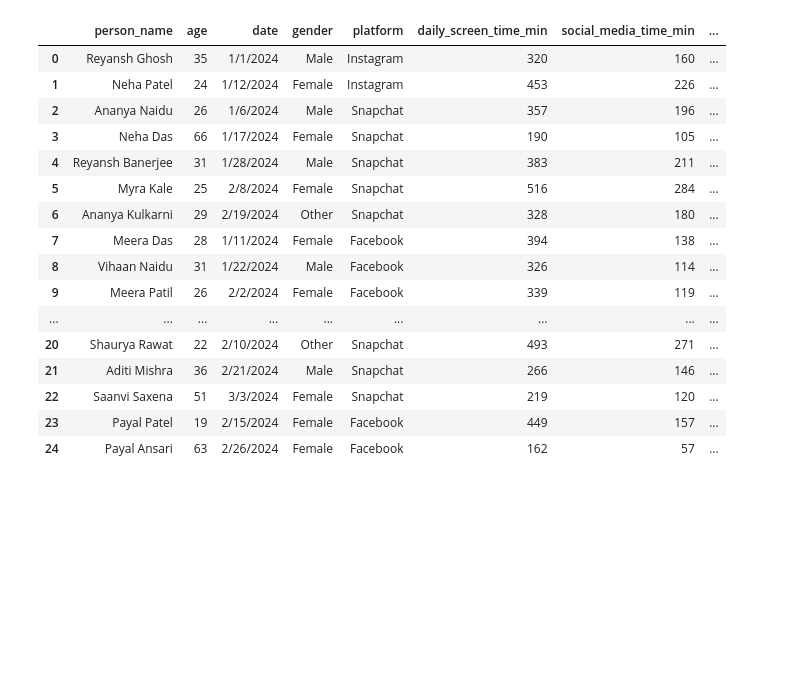
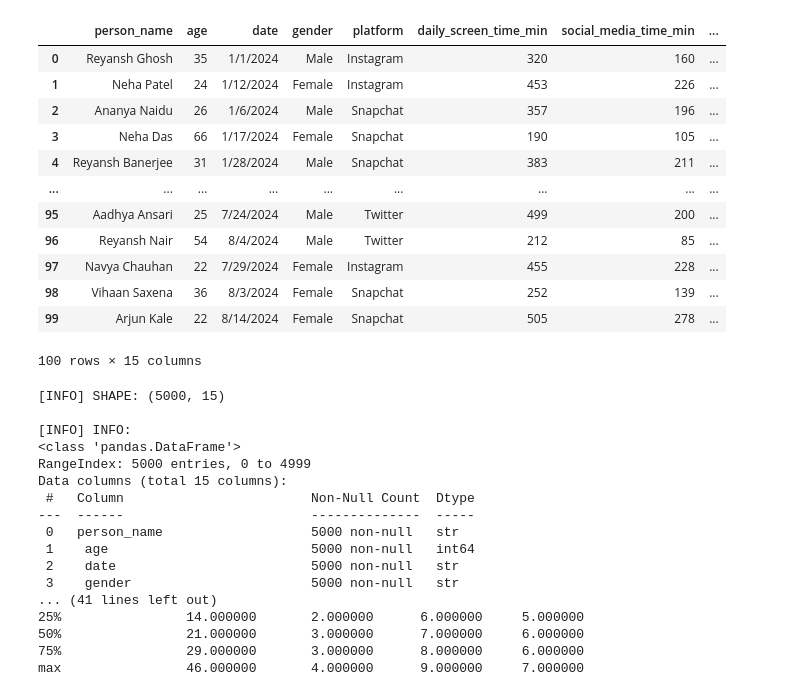
Before and after one commit to Nafiz-kodar/data_science_pro, a Jupyter notebook: eda.ipynb, the cells around one changed output. Drawn from its saved outputs; the diff is of its cells as text; code cells hidden in the pictures; blank space fills up the shorter version.

```diff
--- a/eda.ipynb
+++ b/eda.ipynb
@@ -3,21 +1,19 @@ import pandas as pd
 # %%
-df = pd.read_csv('mental_health_social_media_dataset.csv')
-df.head(25)
+import pandas as pd
+
+df=pd.read_csv('data/raw/mental_health_social_media_dataset.csv')
+df.head(100)
 # %% [output]
 |  | person_name | age | date | gender | platform | daily_screen_time_min | social_media_time_min | ... |
 | 0 | Reyansh Ghosh | 35 | 1/1/2024 | Male | Instagram | 320 | 160 | ... |
 | 1 | Neha Patel | 24 | 1/12/2024 | Female | Instagram | 453 | 226 | ... |
 | 2 | Ananya Naidu | 26 | 1/6/2024 | Male | Snapchat | 357 | 196 | ... |
 | 3 | Neha Das | 66 | 1/17/2024 | Female | Snapchat | 190 | 105 | ... |
 | 4 | Reyansh Banerjee | 31 | 1/28/2024 | Male | Snapchat | 383 | 211 | ... |
-| 5 | Myra Kale | 25 | 2/8/2024 | Female | Snapchat | 516 | 284 | ... |
-| 6 | Ananya Kulkarni | 29 | 2/19/2024 | Other | Snapchat | 328 | 180 | ... |
-| 7 | Meera Das | 28 | 1/11/2024 | Female | Facebook | 394 | 138 | ... |
-| 8 | Vihaan Naidu | 31 | 1/22/2024 | Male | Facebook | 326 | 114 | ... |
-| 9 | Meera Patil | 26 | 2/2/2024 | Female | Facebook | 339 | 119 | ... |
 | ... | ... | ... | ... | ... | ... | ... | ... | ... |
-| 20 | Shaurya Rawat | 22 | 2/10/2024 | Other | Snapchat | 493 | 271 | ... |
-| 21 | Aditi Mishra | 36 | 2/21/2024 | Male | Snapchat | 266 | 146 | ... |
-| 22 | Saanvi Saxena | 51 | 3/3/2024 | Female | Snapchat | 219 | 120 | ... |
-| 23 | Payal Patel | 19 | 2/15/2024 | Female | Facebook | 449 | 157 | ... |
-| 24 | Payal Ansari | 63 | 2/26/2024 | Female | Facebook | 162 | 57 | ... |
+| 95 | Aadhya Ansari | 25 | 7/24/2024 | Male | Twitter | 499 | 200 | ... |
+| 96 | Reyansh Nair | 54 | 8/4/2024 | Male | Twitter | 212 | 85 | ... |
+| 97 | Navya Chauhan | 22 | 7/29/2024 | Female | Instagram | 455 | 228 | ... |
+| 98 | Vihaan Saxena | 36 | 8/3/2024 | Female | Snapchat | 252 | 139 | ... |
+| 99 | Arjun Kale | 22 | 8/14/2024 | Female | Snapchat | 505 | 278 | ... |
+100 rows × 15 columns
@@ -23,0 +35,20 @@ df.head(25)
+# %%
+basic_info(df)
+# %% [output]
+[INFO] SHAPE: (5000, 15)
+
+[INFO] INFO:
+<class 'pandas.DataFrame'>
+RangeIndex: 5000 entries, 0 to 4999
+Data columns (total 15 columns):
+ #   Column                        Non-Null Count  Dtype
+---  ------                        --------------  -----
+ 0   person_name                   5000 non-null   str
+ 1    age                          5000 non-null   int64
+ 2    date                         5000 non-null   str
+ 3    gender                       5000 non-null   str
+... (41 lines left out)
+25%                14.000000       2.000000      6.000000     5.000000
+50%                21.000000       3.000000      7.000000     6.000000
+75%                29.000000       3.000000      8.000000     6.000000
+max                46.000000       4.000000      9.000000     7.000000
```
Also changed, not shown: parts of 10 cells of this notebook, 8 other files.
